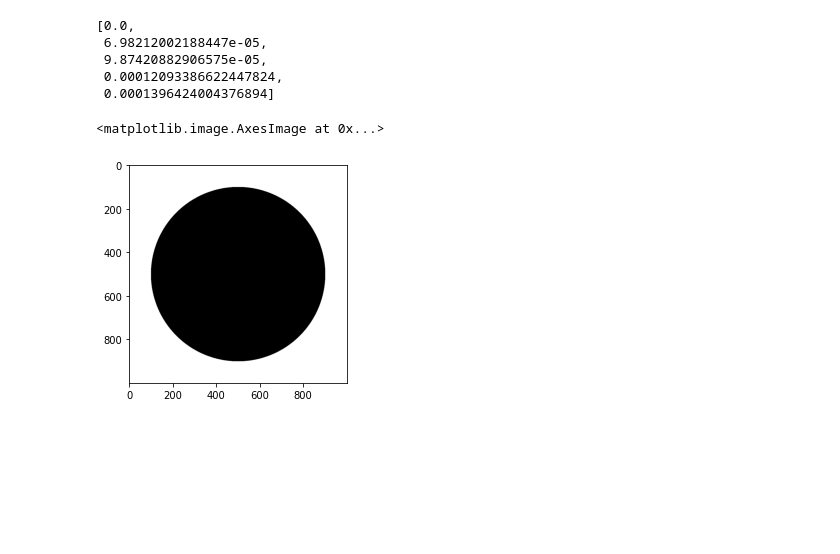
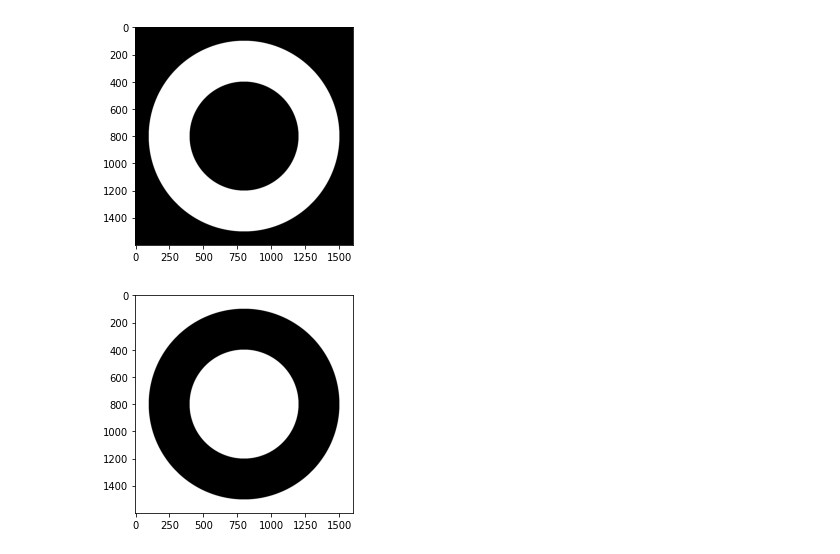
Before and after one commit to JuanDaAC/OpticalInstruments, a Jupyter notebook: Entrega 2/Pruebas/Arago.ipynb, the cells around one changed output. Saved outputs shown, nothing was run; the diff lists cells and outputs as text; code cells hidden in the pictures; blank space fills up the shorter version.

```diff
--- a/Entrega 2/Pruebas/Arago.ipynb
+++ b/Entrega 2/Pruebas/Arago.ipynb
@@ -18,20 +12,23 @@ def ZonasFresnel(z,W_l,a,b):
-# %%
-(ZonasFresnel(15*mm,650*nm,0,5))
-# %% [output]
-[0.0,
- 6.98212002188447e-05,
- 9.87420882906575e-05,
- 0.00012093386622447824,
- 0.0001396424004376894]
-# %%
-#Apertura circular
-mask=np.ones((1000,1000),dtype="uint8")
-cv2.circle(mask,(500,500),400,0,-1)
-#cv2.circle(mask,(500,500),200,0,-1)
-plt.imshow(mask,cmap="gray")
-# %% [output]
-<matplotlib.image.AxesImage at 0x...>
-[figure, removed]
+# %%
+#Apertura circular
+%matplotlib inline
+
+radio =400
+
+mask=np.zeros((1600,1600),dtype="uint8")
+cv2.circle(mask,(800,800),700,1,-1)   #Radio de la apertura o es de 7000 um
+cv2.circle(mask,(800,800),radio,0,-1)  #Radio del obstaculo es de 31200 um
+plt.imshow(mask,cmap="gray")
+plt.show()
+
+mask2=np.ones((1600,1600),dtype="uint8")
+cv2.circle(mask2,(800,800),700,0,-1)   #Radio de la apertura o es de 700 um
+cv2.circle(mask2,(800,800),radio,1,-1)  #Radio del obstaculo es de 312 um
+plt.imshow(mask2,cmap="gray")
+plt.show()
+# %% [output]
+[figure, added]
+[figure, added]
 # %%
 #Transformada de Fresnel FFT
 def TrFr(entrada,z,dx,dy,W_l):
```
Also changed, not shown: parts of 8 cells of this notebook, 1 other file.
